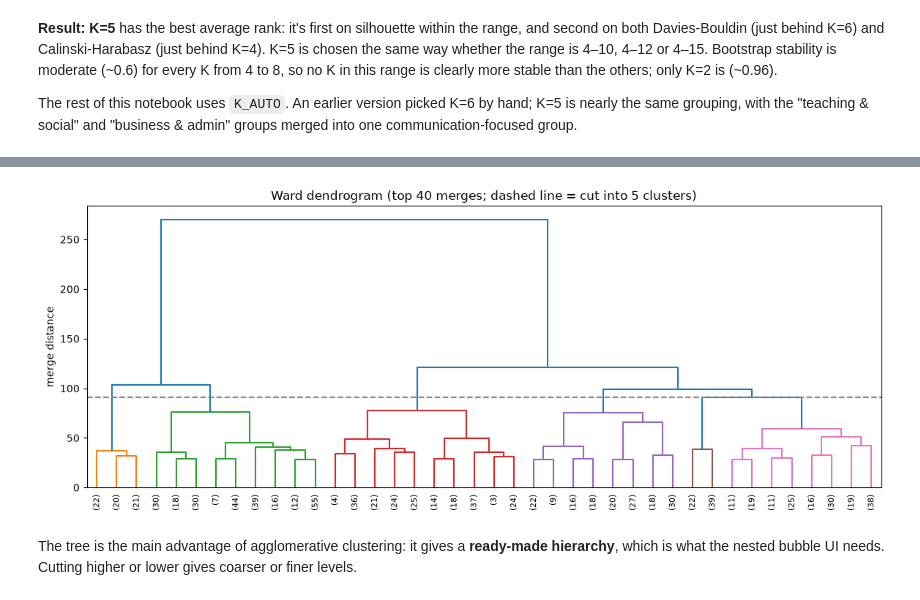
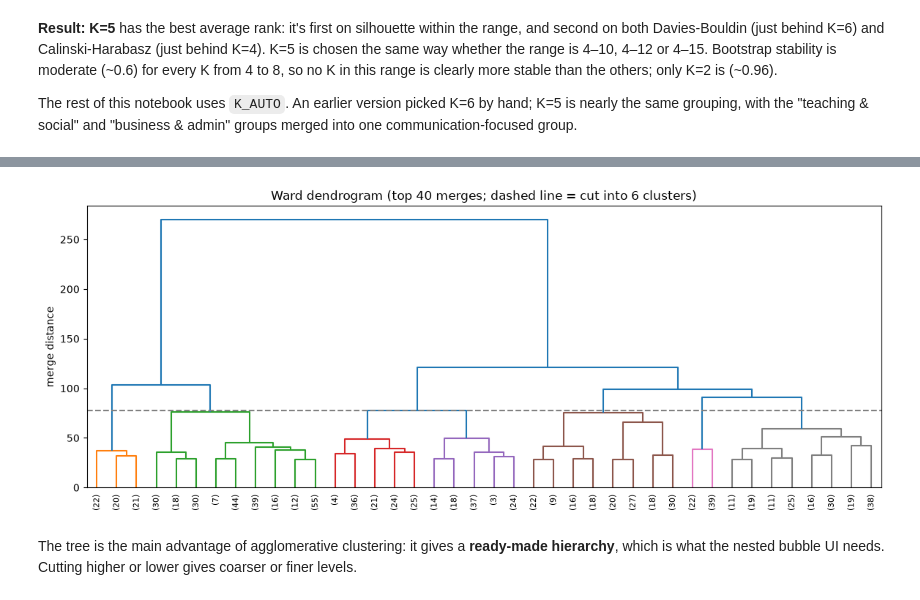
Before and after one commit to ProjectAssembely/Bubbles, a Jupyter notebook: notebooks/03_numeric_clustering.ipynb, the cells around one changed output, grey strips where cells are left out. Drawn from its saved outputs; the diff is of its cells as text; code cells hidden in the pictures.

```diff
--- a/notebooks/03_numeric_clustering.ipynb
+++ b/notebooks/03_numeric_clustering.ipynb
@@ -187,0 +258,15 @@ with the "teaching & social" and "business & admin" groups merged into one commu
+# %%
+ward = ward_metrics(Z, range(2, 31))
+K_WARD, ward_rank = choose_k(ward)
+print(f"Ward global optima: silhouette K={ward['silhouette'].idxmax()}, Davies-Bouldin K={ward['davies_bouldin'].idxmin()}, "
+      f"Calinski-Harabasz K={ward['calinski_harabasz'].idxmax()}")
+print(f"Automatically chosen K for Ward = {K_WARD}")
+for lo, hi in [(4, 10), (4, 15)]:
+    print(f"  (range {lo}-{hi} would give K={choose_k(ward, lo, hi)[0]})")
+
+ward_labels = run_agglomerative(Z, K_WARD)
+km_labels = run_kmeans(Z, K_AUTO).labels_
+pd.DataFrame({
+    f"K-Means (K={K_AUTO})": score(Z.values, km_labels, reference),
+    f"Ward (K={K_WARD})": score(Z.values, ward_labels, reference),
+}).T.assign(**{"agreement (ARI)": round(adjusted_rand_score(km_labels, ward_labels), 3)})
@@ -188,12 +287,12 @@ with the "teaching & social" and "business & admin" groups merged into one commu
 # %%
 Lk = linkage(Z, method="ward")
-cut = Lk[-K_AUTO, 2]
+cut = Lk[-K_WARD, 2]
 plt.figure(figsize=(14, 5))
 dendrogram(Lk, truncate_mode="lastp", p=40, leaf_rotation=90, color_threshold=cut)
 plt.axhline(cut, ls="--", c="grey")
-plt.title(f"Ward dendrogram (top 40 merges; dashed line = cut into {K_AUTO} clusters)"); plt.ylabel("merge distance"); plt.show()
+plt.title(f"Ward dendrogram (top 40 merges; dashed line = cut into {K_WARD} clusters)"); plt.ylabel("merge distance"); plt.show()
 # %% [output]
-[figure, old version]
+[figure, new version]
 # %% [markdown]
 The tree is the main advantage of agglomerative clustering: it gives a **ready-made hierarchy**, which is
 what the nested bubble UI needs. Cutting higher or lower gives coarser or finer levels.
```
Also changed, not shown: parts of 8 cells of this notebook, 3 other files.
